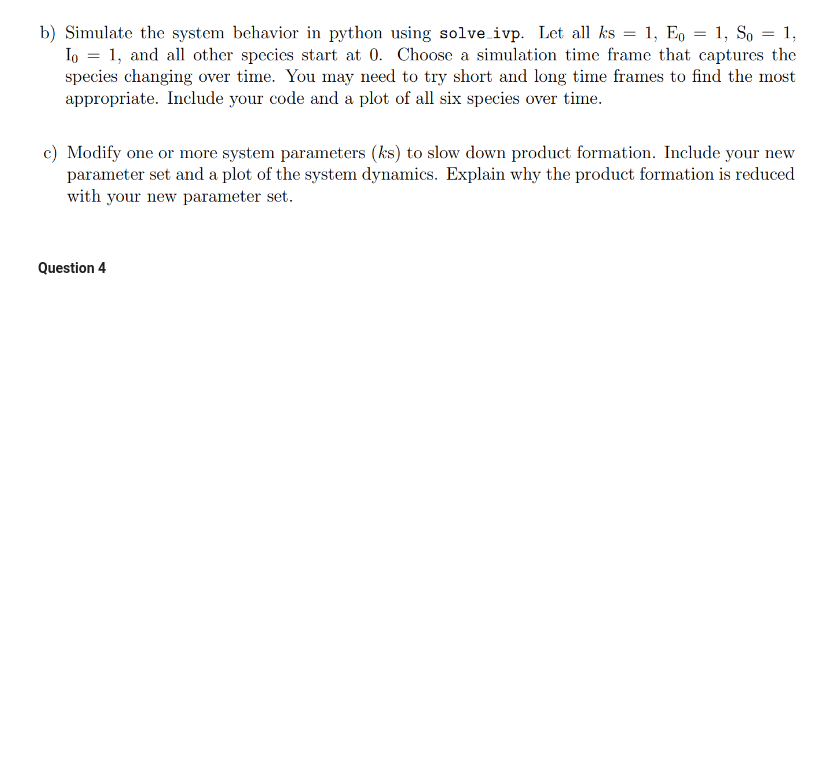
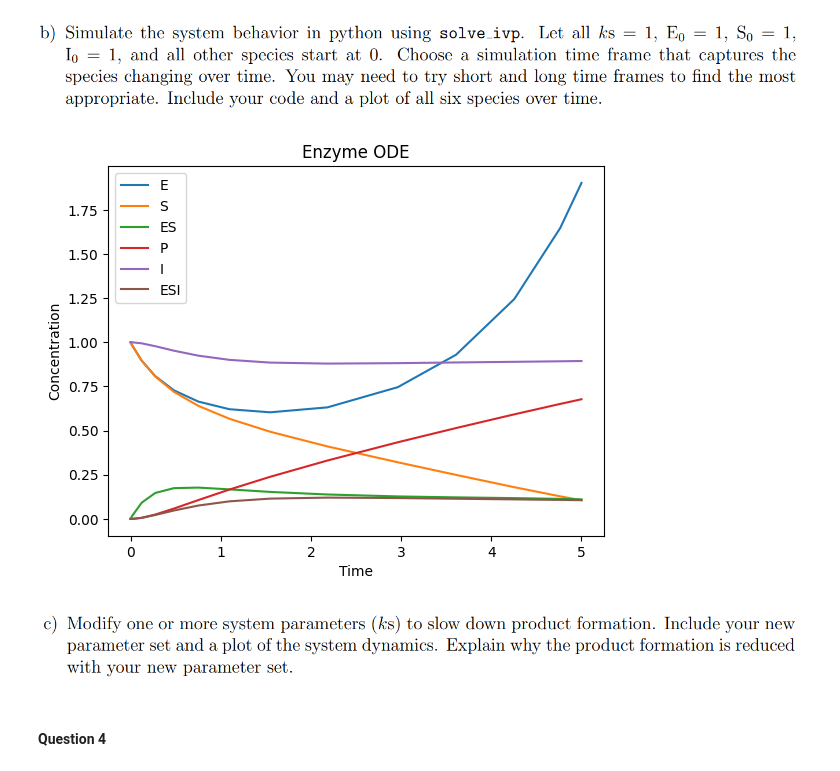
Before and after one commit to TC-Wheel/modeling_biological_systems, a Jupyter notebook: home_work/midterm.ipynb, the cells around one changed output. Saved outputs shown, nothing was run; the diff lists cells and outputs as text; code cells hidden in the pictures; blank space fills up the shorter version.

```diff
--- a/home_work/midterm.ipynb
+++ b/home_work/midterm.ipynb
@@ -71,10 +71,3 @@ bss = (k1 * (a0 + b0)) / (k1 + k2)
 ![image.png](attachment:image.png)
 # %% [markdown]
 ![image.png](attachment:image.png)
-# %%
-dedt = - k1 * e * s + kn1 * es + k2 * e * p
-dsdt = -k1 * e * s + kn1 * es
-desdt = k1 * e * s - kn1 * es - k2 * es - k3 * es * I + kn3 * esi
-dpdt = k2 * es
-dIdt = - k3 es * I + kn3 * esi
-desidt = - kn3 * esi + k3 * es * I
@@ -81,4 +81,54 @@ desidt = - kn3 * esi + k3 * es * I
 # %% [markdown]
 ![image.png](attachment:image.png)
+# %%
+from scipy.integrate import solve_ivp
+import numpy as np
+import matplotlib.pyplot as plt
+
+
+def enzyme_ODE(t, y):
+    #takes in the species
+
+    e,s,es,p,I,esi = y # unpack y
+
+    # parameters
+    k1 = 1
+    kn1 = 1
+    k2 = 1
+    k3 = 1
+    kn3 = 1
+
+    # differential equations
+    dedt = - k1 * e * s + kn1 * es + k2 * e * p
+    dsdt = -k1 * e * s + kn1 * es
+    desdt = k1 * e * s - kn1 * es - k2 * es - k3 * es * I + kn3 * esi
+    dpdt = k2 * es
+    dIdt = - k3 * es * I + kn3 * esi
+    desidt = - kn3 * esi + k3 * es * I
+
+    #outputs the deriviates for each of the species
+    dydt = [dedt, dsdt, desdt, dpdt, dIdt, desidt] # repack dydt
+    # the Y var needs to be the same size as the dydt!
+
+    return dydt
+
+# the time interval of the simulation
+tspan = [0,5]
+
+# set initial conditions
+y = [1,1,0,0,1,0] # 'E', 'S', 'ES', 'P', 'I', 'ESI'
+
+# integrate the ODE
+sol = solve_ivp(enzyme_ODE, tspan, y)
+
+#plot the results
+plt.plot(sol.t, sol.y.T) #the T is the transpose to get the dimensions right for plotting
+plt.legend(['E', 'S', 'ES', 'P', 'I', 'ESI'])
+plt.title('Enzyme ODE')
+plt.xlabel('Time')
+plt.ylabel('Concentration')
+plt.show()
+# %% [output]
+[figure, added]
 # %% [markdown]
 ![image.png](attachment:image.png)
```
Also changed, not shown: parts of 10 cells of this notebook.
